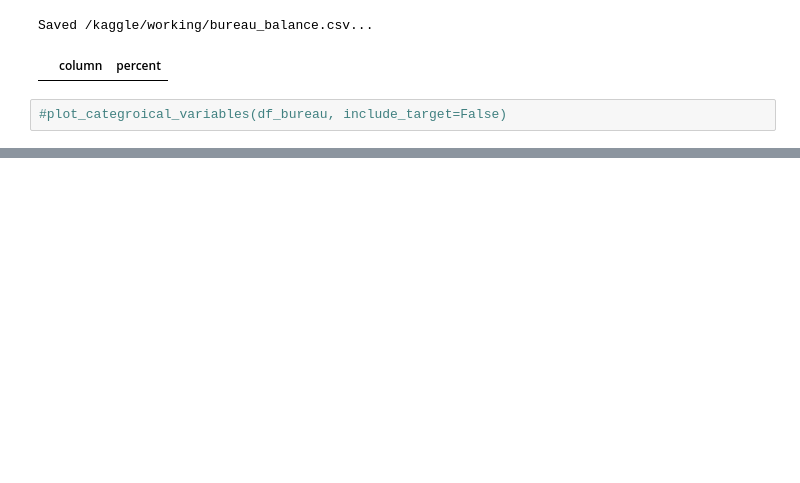
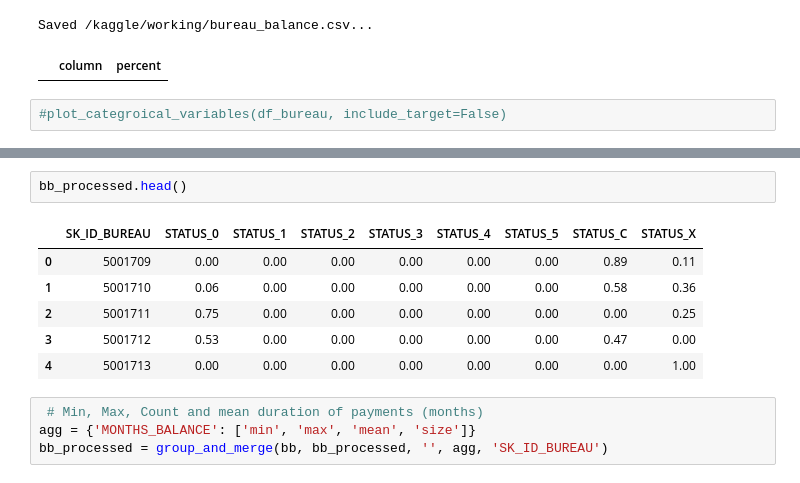
Before and after one commit to amithsbhat/Capstone-Home-Credit-Default-Risk, a Jupyter notebook: eda-home-credit-default-risk.ipynb, the cells around one changed output, grey strips where cells are left out. Drawn from its saved outputs; the diff is of its cells as text; blank space fills up the shorter version.

```diff
--- a/eda-home-credit-default-risk.ipynb
+++ b/eda-home-credit-default-risk.ipynb
@@ -607,0 +705,13 @@ gc.collect()
+# %%
+bb_processed.head()
+# %% [output]
+|  | SK_ID_BUREAU | STATUS_0 | STATUS_1 | STATUS_2 | STATUS_3 | STATUS_4 | STATUS_5 | STATUS_C | STATUS_X |
+| 0 | 5001709 | 0.00 | 0.00 | 0.00 | 0.00 | 0.00 | 0.00 | 0.89 | 0.11 |
+| 1 | 5001710 | 0.06 | 0.00 | 0.00 | 0.00 | 0.00 | 0.00 | 0.58 | 0.36 |
+| 2 | 5001711 | 0.75 | 0.00 | 0.00 | 0.00 | 0.00 | 0.00 | 0.00 | 0.25 |
+| 3 | 5001712 | 0.53 | 0.00 | 0.00 | 0.00 | 0.00 | 0.00 | 0.47 | 0.00 |
+| 4 | 5001713 | 0.00 | 0.00 | 0.00 | 0.00 | 0.00 | 0.00 | 0.00 | 1.00 |
+# %%
+ # Min, Max, Count and mean duration of payments (months)
+agg = {'MONTHS_BALANCE': ['min', 'max', 'mean', 'size']}
+bb_processed = group_and_merge(bb, bb_processed, '', agg, 'SK_ID_BUREAU')
```
Also changed, not shown: parts of 28 cells of this notebook.
